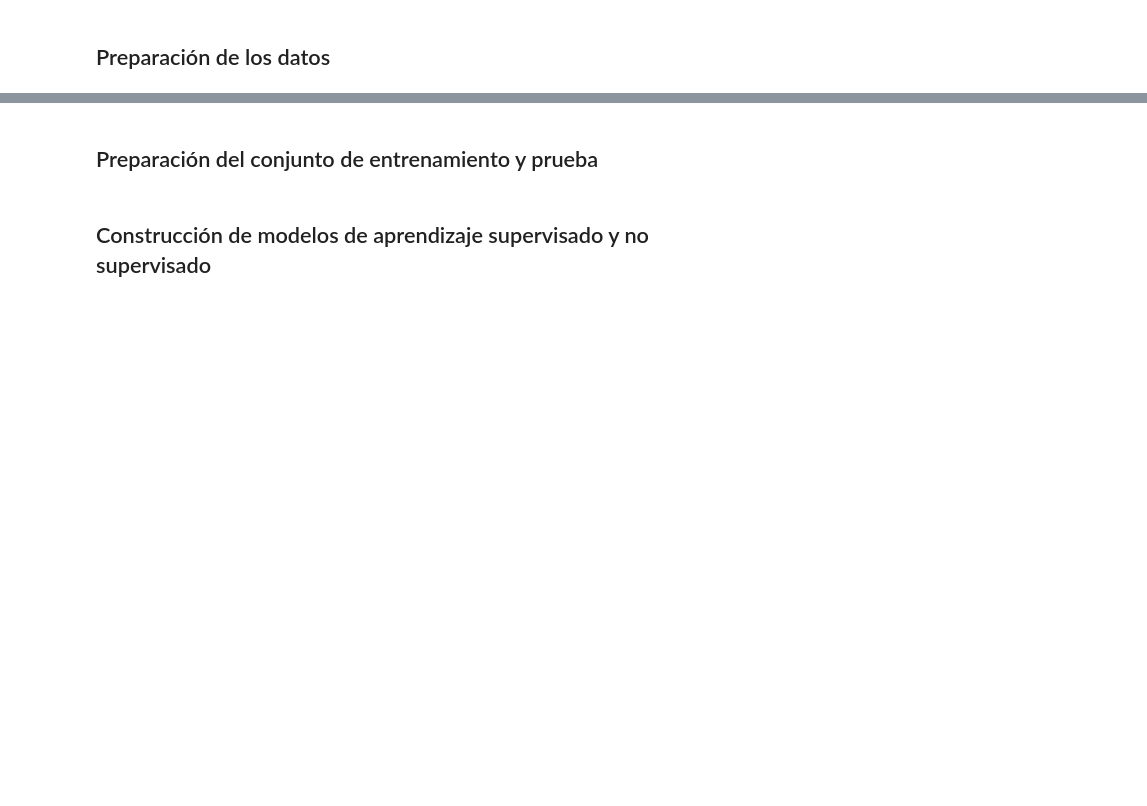
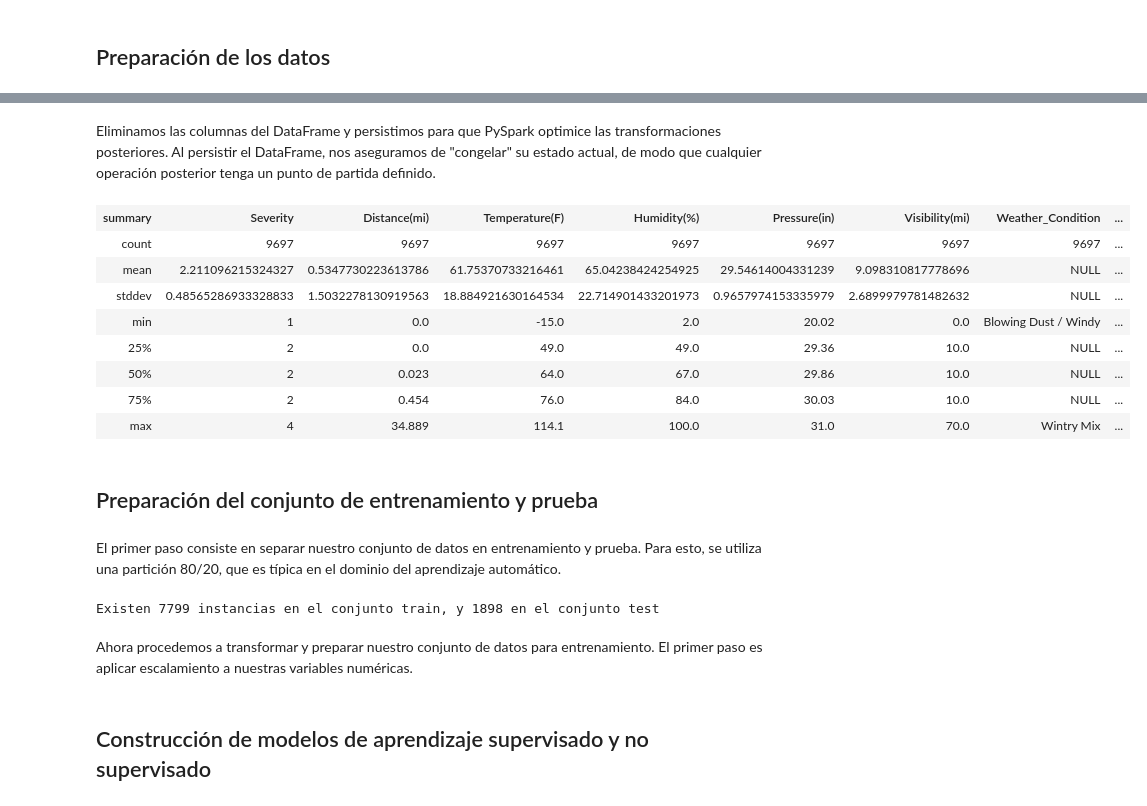
Before and after one commit to ludanortmun/itesm-mna-bigdata, a Jupyter notebook: accidents/Actividad3_Matrícula#A01795197.ipynb, the cells around one changed output, grey strips where cells are left out. Cells and saved outputs as stored; diff of their text form; code cells hidden in the pictures; blank space fills up the shorter version.

```diff
--- a/accidents/Actividad3_Matrícula#A01795197.ipynb
+++ b/accidents/Actividad3_Matrícula#A01795197.ipynb
@@ -161,0 +202,9 @@ df_muestra_final.summary()
+# %%
+categorical_columns = ['Weather_Condition', 'Weather_Type', 'Dia_Semana', 'Tipo_Día', 'Hora_Periodo']
+
+# Primero convertimos todas las columnas a índices
+for c in categorical_columns:
+    indexer = StringIndexer(inputCol=c, outputCol=f"{c}_index", handleInvalid='keep')
+    df_processed = indexer.fit(df_processed).transform(df_processed)
+
+df_processed.show(1)
@@ -161,0 +218,7 @@ df_muestra_final.summary()
+# %%
+categorical_index_cols = [f"{c}_index" for c in categorical_columns]
+
+encoder = OneHotEncoder(inputCols=categorical_index_cols, outputCols=[f"{c}_vector" for c in categorical_columns], handleInvalid='keep')
+df_processed = encoder.fit(df_processed).transform(df_processed)
+
+df_processed.show(1)
@@ -161,0 +234,2 @@ df_muestra_final.summary()
+# %%
+df_processed = df_processed.withColumn('Minutes', (col('End_Time').cast('long') - col('Start_Time').cast('long')) / 60)
@@ -162,2 +245,30 @@ df_muestra_final.summary()
+# %% [markdown]
+Eliminamos las columnas del DataFrame y persistimos para que PySpark optimice las transformaciones posteriores. Al persistir el DataFrame, nos aseguramos de "congelar" su estado actual, de modo que cualquier operación posterior tenga un punto de partida definido.
+# %%
+for c in cols_to_drop:
+    df_processed = df_processed.drop(c)
+
+df_processed = df_processed.persist()
+# %%
+df_processed.summary()
+# %% [output]
+| summary | Severity | Distance(mi) | Temperature(F) | Humidity(%) | Pressure(in) | Visibility(mi) | Weather_Condition | ... |
+| count | 9697 | 9697 | 9697 | 9697 | 9697 | 9697 | 9697 | ... |
+| mean | 2.211096215324327 | 0.5347730223613786 | 61.75370733216461 | 65.04238424254925 | 29.54614004331239 | 9.098310817778696 | NULL | ... |
+| stddev | 0.48565286933328833 | 1.5032278130919563 | 18.884921630164534 | 22.714901433201973 | 0.9657974153335979 | 2.6899979781482632 | NULL | ... |
+| min | 1 | 0.0 | -15.0 | 2.0 | 20.02 | 0.0 | Blowing Dust / Windy | ... |
+| 25% | 2 | 0.0 | 49.0 | 49.0 | 29.36 | 10.0 | NULL | ... |
+| 50% | 2 | 0.023 | 64.0 | 67.0 | 29.86 | 10.0 | NULL | ... |
+| 75% | 2 | 0.454 | 76.0 | 84.0 | 30.03 | 10.0 | NULL | ... |
+| max | 4 | 34.889 | 114.1 | 100.0 | 31.0 | 70.0 | Wintry Mix | ... |
 # %% [markdown]
 ## Preparación del conjunto de entrenamiento y prueba
+# %% [markdown]
+El primer paso consiste en separar nuestro conjunto de datos en entrenamiento y prueba. Para esto, se utiliza una partición 80/20, que es típica en el dominio del aprendizaje automático.
+# %%
+train_data,test_data = df_processed.randomSplit([0.8,0.2], seed = 42)
+print(f"""Existen {train_data.count()} instancias en el conjunto train, y {test_data.count()} en el conjunto test""")
+# %% [output]
+Existen 7799 instancias en el conjunto train, y 1898 en el conjunto test
+# %% [markdown]
+Ahora procedemos a transformar y preparar nuestro conjunto de datos para entrenamiento. El primer paso es aplicar escalamiento a nuestras variables numéricas.
```
Also changed, not shown: parts of 42 cells of this notebook.
